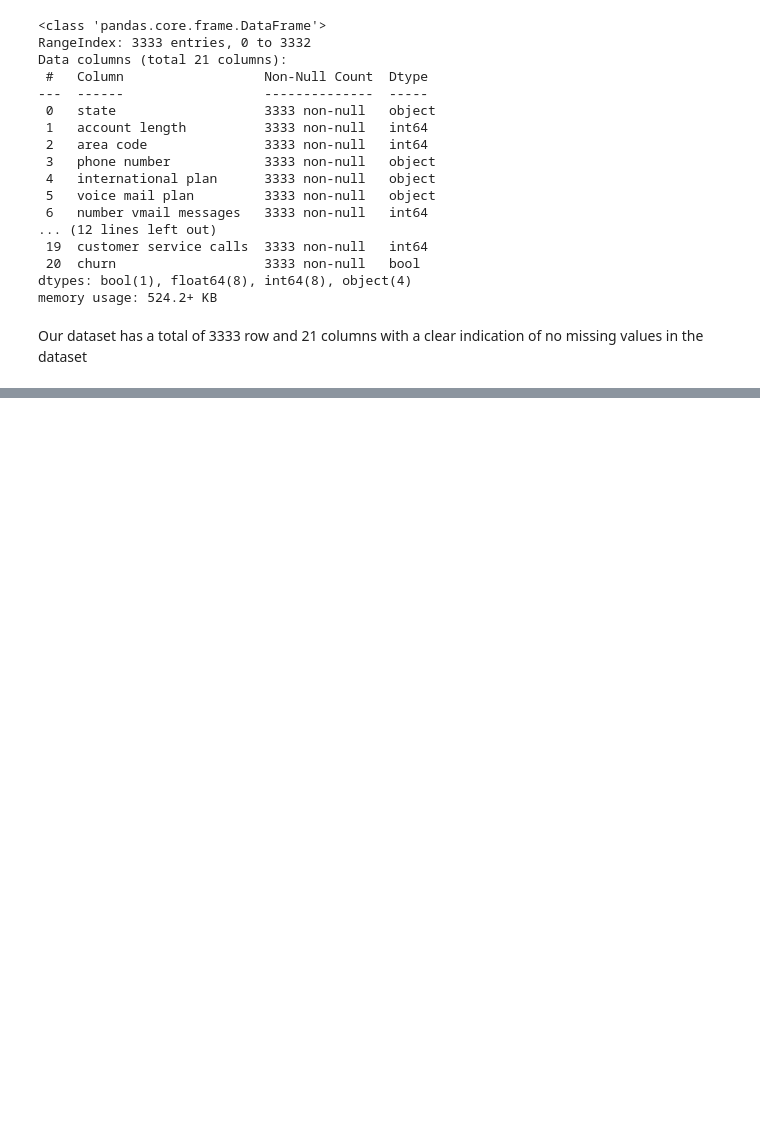
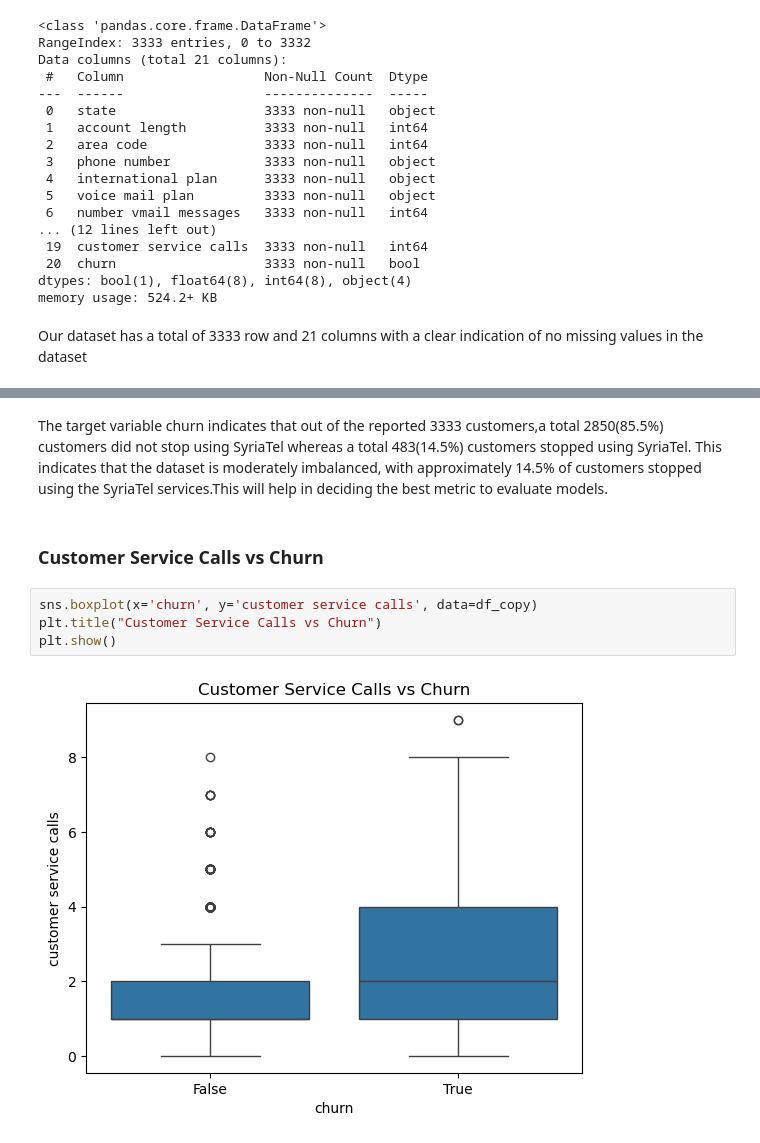
Before and after one commit to Marian-amo/SyriaTel--telecom-customer-churn-prediction, a Jupyter notebook: notebook.ipynb, the cells around one changed output, grey strips where cells are left out. Cells and saved outputs as stored; diff of their text form; blank space fills up the shorter version.

```diff
--- a/notebook.ipynb
+++ b/notebook.ipynb
@@ -126,0 +149,10 @@ The target variable churn indicates that out of the reported 3333 customers,a to
+# %% [markdown]
+The target variable churn indicates that out of the reported 3333 customers,a total 2850(85.5%) customers did not stop using SyriaTel whereas a total 483(14.5%) customers stopped using SyriaTel. This indicates that the dataset is moderately imbalanced, with approximately 14.5% of customers stopped using the SyriaTel services.This will help in deciding the best metric to evaluate models.
+# %% [markdown]
+### Customer Service Calls vs Churn
+# %%
+sns.boxplot(x='churn', y='customer service calls', data=df_copy)
+plt.title("Customer Service Calls vs Churn")
+plt.show()
+# %% [output]
+[figure, added]
```
Also changed, not shown: parts of 15 cells of this notebook.
